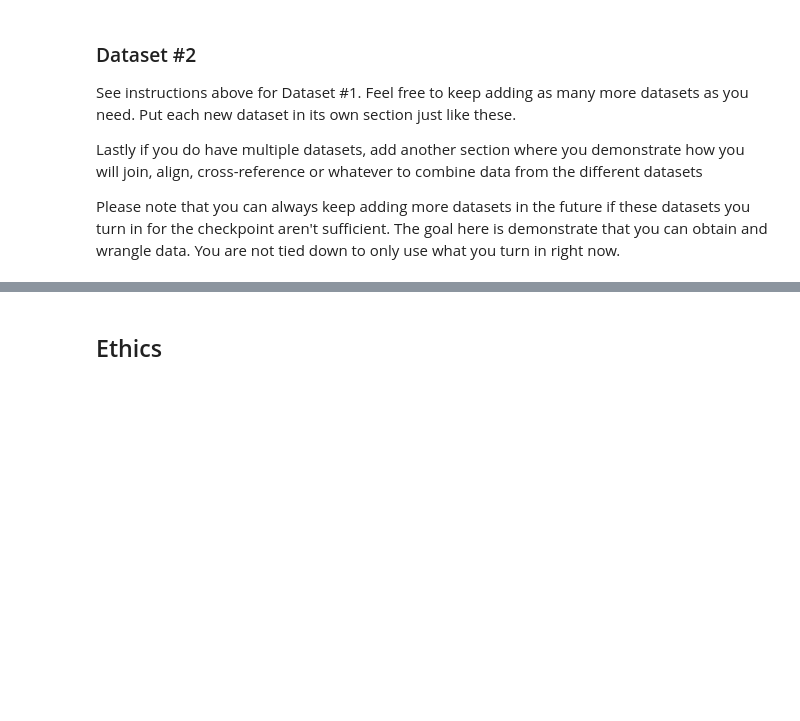
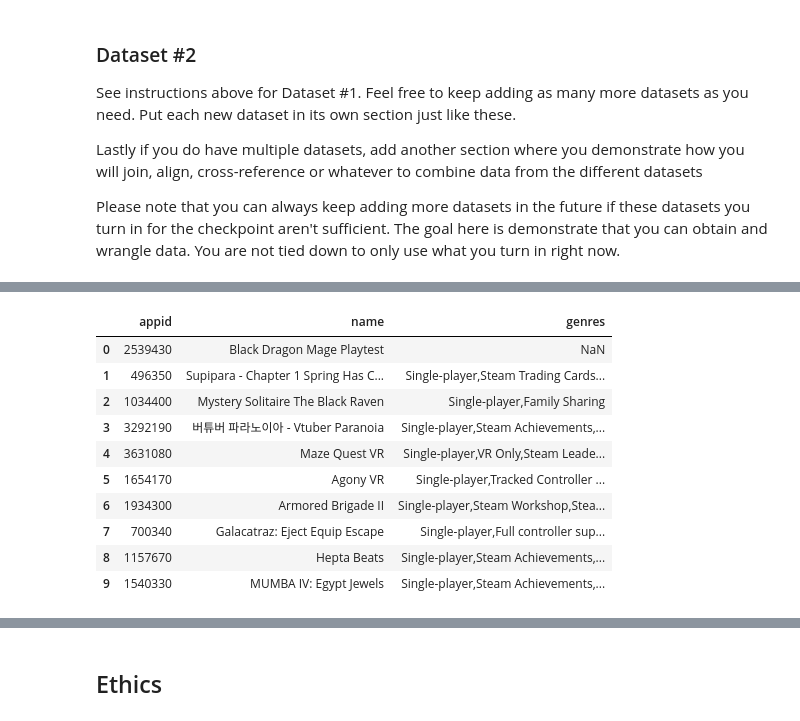
Before and after one commit to COGS108/Group038_WI26, a Jupyter notebook: 01-DataCheckpoint.ipynb, the cells around one changed output, grey strips where cells are left out. Cells and saved outputs as stored; diff of their text form; code cells hidden in the pictures; blank space fills up the shorter version.

```diff
--- a/01-DataCheckpoint.ipynb
+++ b/01-DataCheckpoint.ipynb
@@ -366,0 +168,17 @@ if __name__ == "__main__":
+# %%
+steam_games_subset = steam_games[['AppID', 'Name', 'Genres']]
+steam_games_subset.columns = ['appid', 'name', 'genres']
+
+steam_games_subset.head(10)
+# %% [output]
+|  | appid | name | genres |
+| 0 | 2539430 | Black Dragon Mage Playtest | NaN |
+| 1 | 496350 | Supipara - Chapter 1 Spring Has C... | Single-player,Steam Trading Cards... |
+| 2 | 1034400 | Mystery Solitaire The Black Raven | Single-player,Family Sharing |
+| 3 | 3292190 | 버튜버 파라노이아 - Vtuber Paranoia | Single-player,Steam Achievements,... |
+| 4 | 3631080 | Maze Quest VR | Single-player,VR Only,Steam Leade... |
+| 5 | 1654170 | Agony VR | Single-player,Tracked Controller ... |
+| 6 | 1934300 | Armored Brigade II | Single-player,Steam Workshop,Stea... |
+| 7 | 700340 | Galacatraz: Eject Equip Escape | Single-player,Full controller sup... |
+| 8 | 1157670 | Hepta Beats | Single-player,Steam Achievements,... |
+| 9 | 1540330 | MUMBA IV: Egypt Jewels | Single-player,Steam Achievements,... |
```
Also changed, not shown: parts of 10 cells of this notebook, 1 other file.
